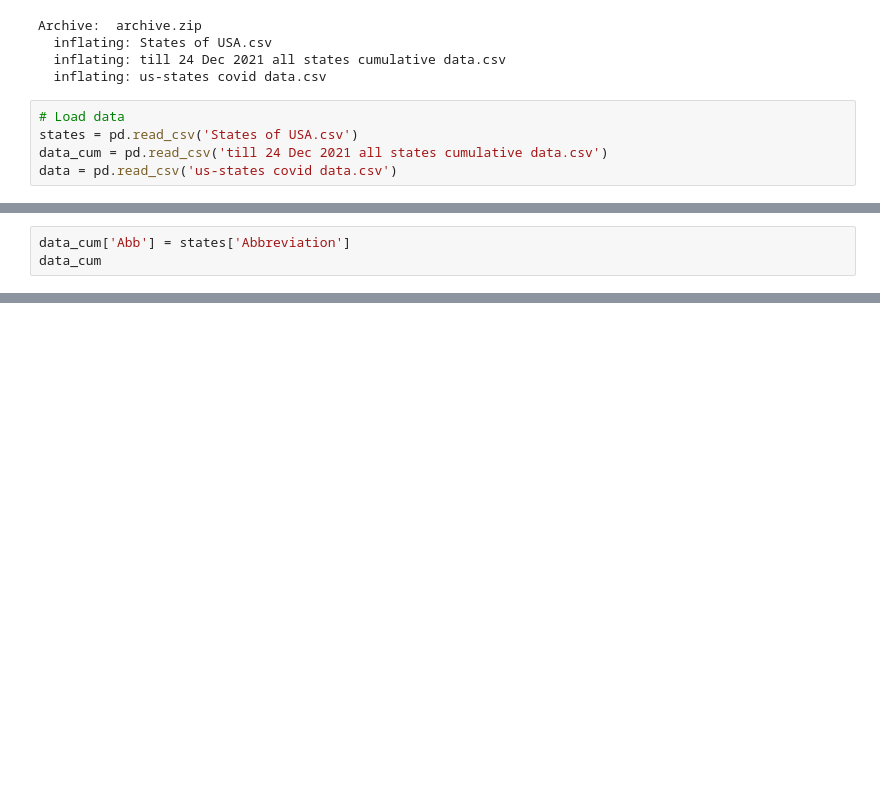
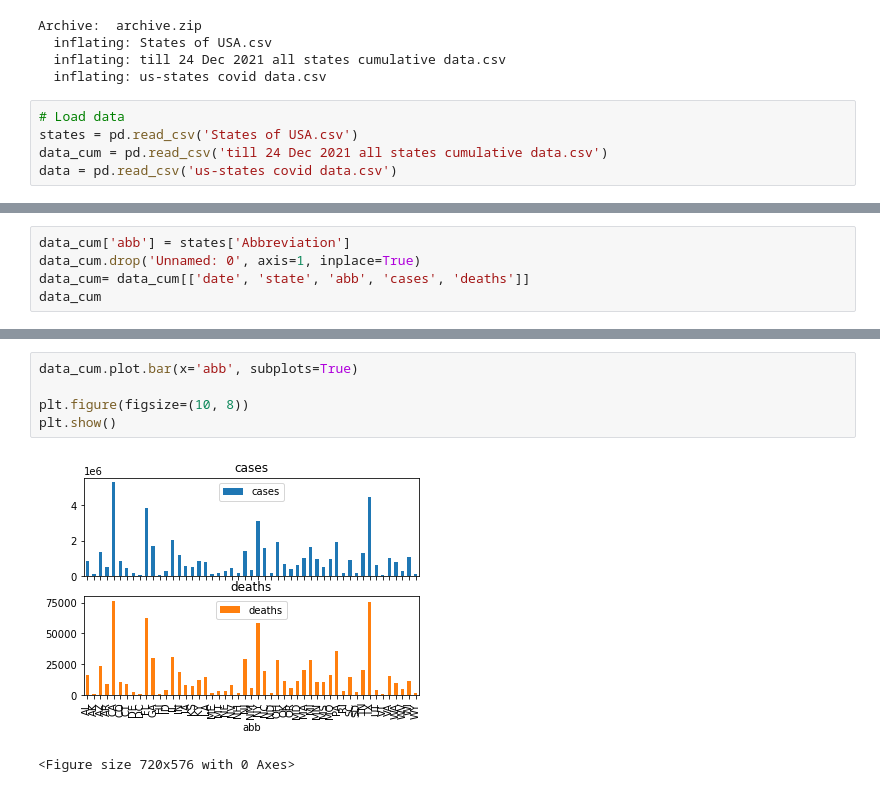
Before and after one commit to escortKwon/IndividualProjects_for_Portfolio, a Jupyter notebook: Unvoted/12. US Statewise COVID Data/12. US Statewise COVID Data.ipynb, the cells around one changed output, grey strips where cells are left out. Cells and saved outputs as stored; diff of their text form; blank space fills up the shorter version.

Commit message:
Add Visualization Section

```diff
--- a/Unvoted/12. US Statewise COVID Data/12. US Statewise COVID Data.ipynb
+++ b/Unvoted/12. US Statewise COVID Data/12. US Statewise COVID Data.ipynb
@@ -50,3 +22,0 @@ dtype: int64
-# %%
-data_cum['Abb'] = states['Abbreviation']
-data_cum
@@ -70,0 +25,5 @@ data_cum
+# %%
+data_cum['abb'] = states['Abbreviation']
+data_cum.drop('Unnamed: 0', axis=1, inplace=True)
+data_cum= data_cum[['date', 'state', 'abb', 'cases', 'deaths']]
+data_cum
@@ -70,0 +48,8 @@ data_cum
+# %%
+data_cum.plot.bar(x='abb', subplots=True)
+
+plt.figure(figsize=(10, 8))
+plt.show()
+# %% [output]
+[figure, added]
+<Figure size 720x576 with 0 Axes>
```
Also changed, not shown: parts of 13 cells of this notebook.
